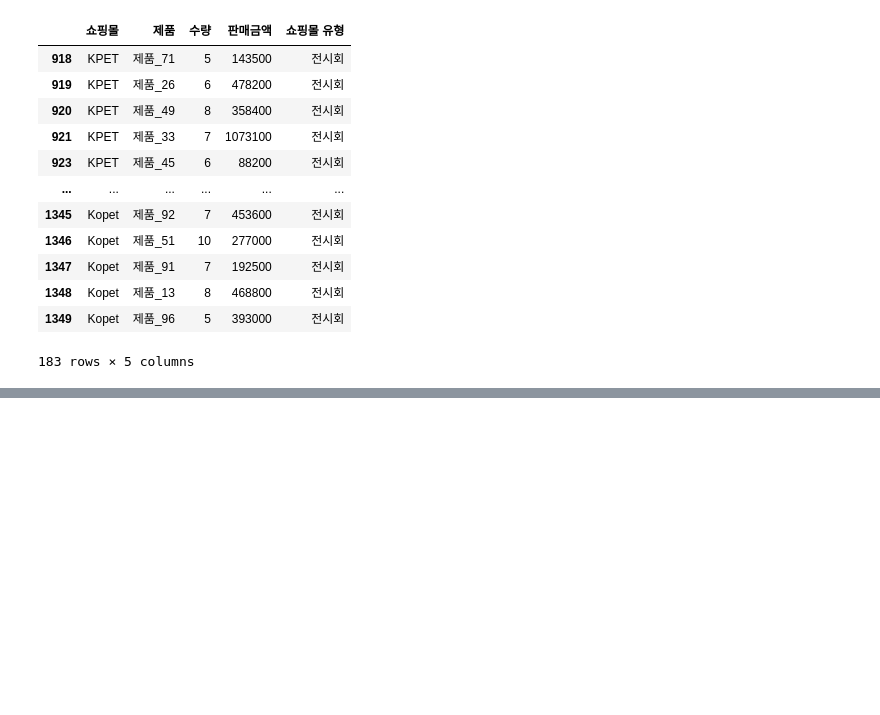
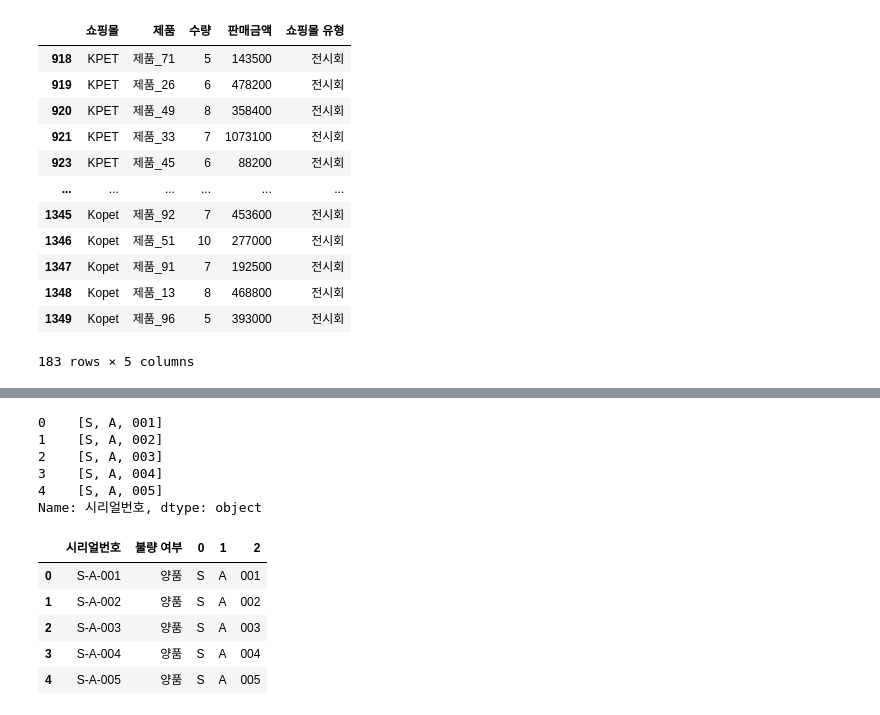
Before and after one commit to Huni0318/preprocessing, a Jupyter notebook: 07. 연습/practice1.ipynb, the cells around one changed output, grey strips where cells are left out. Saved outputs shown, nothing was run; the diff lists cells and outputs as text; code cells hidden in the pictures; blank space fills up the shorter version.

```diff
--- a/07. 연습/practice1.ipynb
+++ b/07. 연습/practice1.ipynb
@@ -251,0 +256,2 @@ df.loc[(df['수량'] >= 5 ) & (df['쇼핑몰 유형'] == '전시회')]
+# %%
+df = pd.read_excel('불량 기록 데이터.xlsx')
@@ -251,0 +286,19 @@ df.loc[(df['수량'] >= 5 ) & (df['쇼핑몰 유형'] == '전시회')]
+# %%
+df['시리얼번호'].str.split('-', expand = False).head() # 하이픈 기준 분할
+# %% [output]
+0    [S, A, 001]
+1    [S, A, 002]
+2    [S, A, 003]
+3    [S, A, 004]
+4    [S, A, 005]
+Name: 시리얼번호, dtype: object
+# %%
+merged_df = pd.concat([df, df['시리얼번호'].str.split('-', expand = True)], axis = 1)
+merged_df.head()
+# %% [output]
+|  | 시리얼번호 | 불량 여부 | 0 | 1 | 2 |
+| 0 | S-A-001 | 양품 | S | A | 001 |
+| 1 | S-A-002 | 양품 | S | A | 002 |
+| 2 | S-A-003 | 양품 | S | A | 003 |
+| 3 | S-A-004 | 양품 | S | A | 004 |
+| 4 | S-A-005 | 양품 | S | A | 005 |
```
Also changed, not shown: parts of 7 cells of this notebook.
